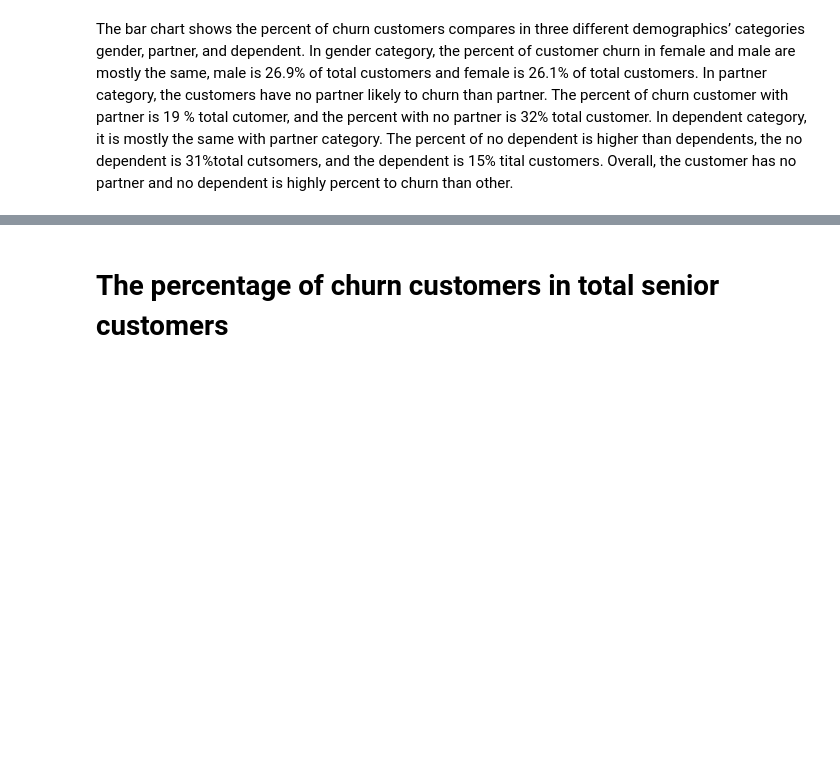
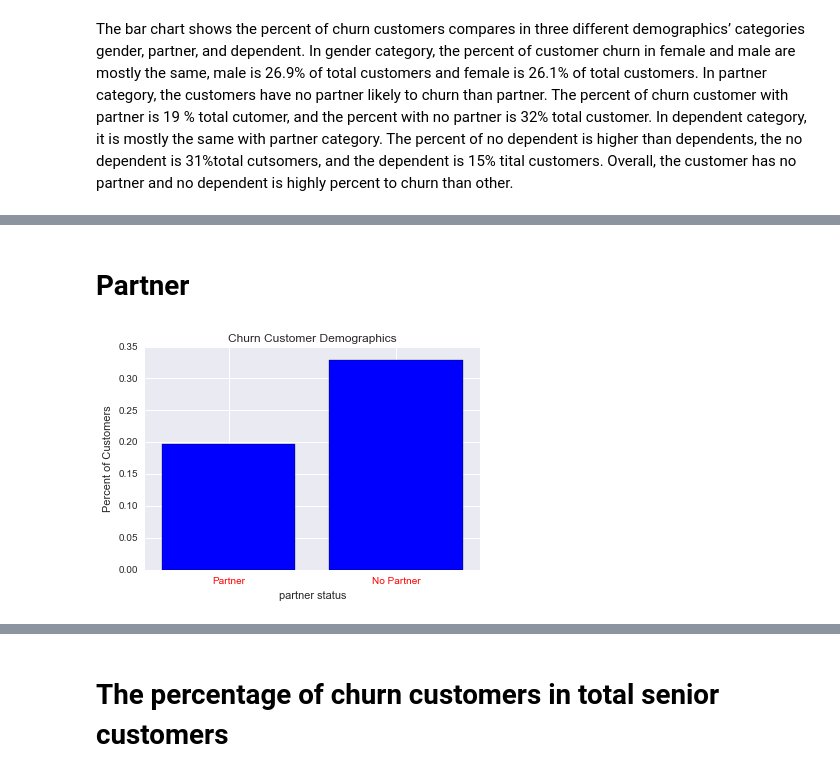
Before and after one commit to vinhpvu/Telco-customer-analytics, a Jupyter notebook: Untitled.ipynb, the cells around one changed output, grey strips where cells are left out. Saved outputs shown, nothing was run; the diff lists cells and outputs as text; code cells hidden in the pictures; blank space fills up the shorter version.

```diff
--- a/Untitled.ipynb
+++ b/Untitled.ipynb
@@ -228,0 +248,17 @@ print(churn_gendermale,churn_genderfemale,churn_partner,churn_nopartner,churn_no
+# %% [markdown]
+# Partner
+# %%
+axis3=[1,2]
+
+plt.bar(axis3, [churn_partner,churn_nopartner],color="blue",align = 'center')
+
+labels = ['Partner','No Partner']
+
+plt.xticks(axis2,labels, color='red')
+
+plt.xlabel('partner status')
+plt.ylabel('Percent of Customers')
+plt.title('Churn Customer Demographics')
+plt.show()
+# %% [output]
+[figure, added]
```
Also changed, not shown: parts of 6 cells of this notebook.
